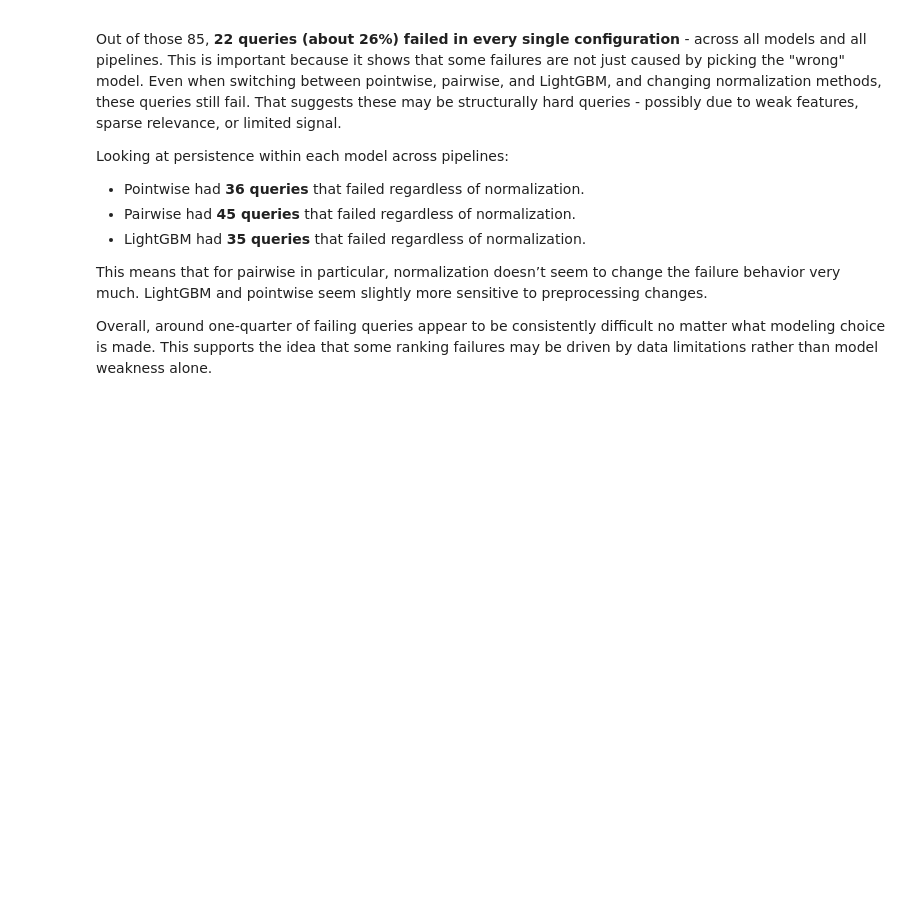
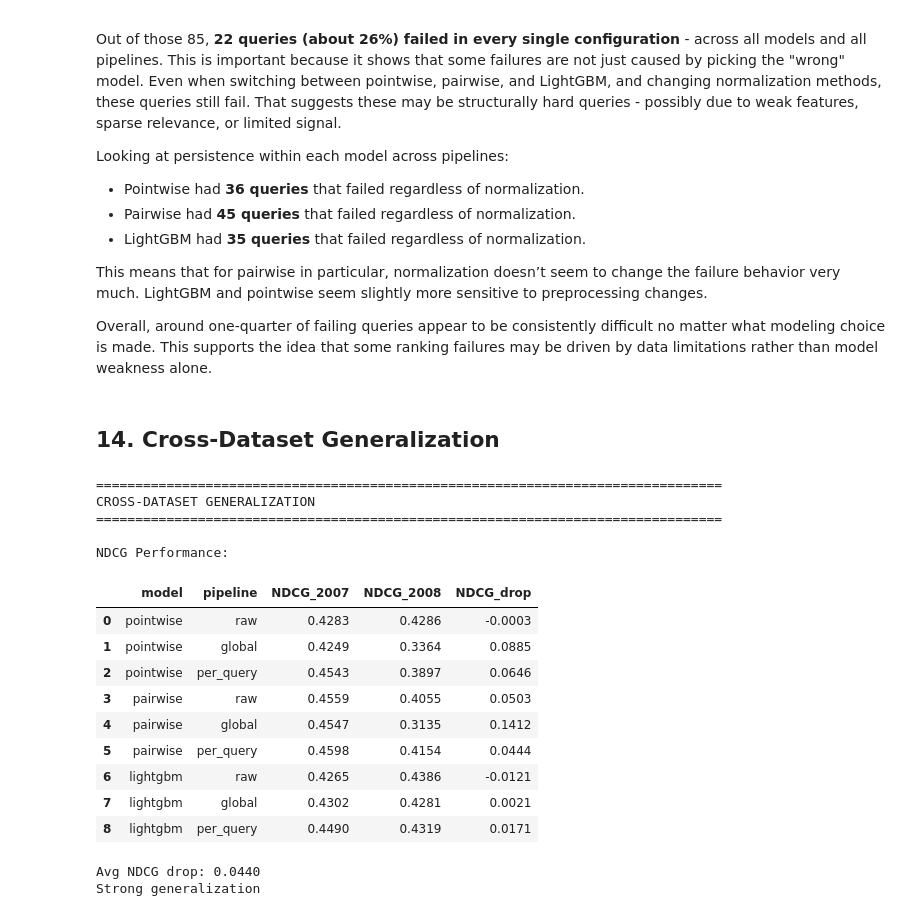
Before and after one commit to KushalMarahatta/Capstone_coding, a Jupyter notebook: notebooks/06_stronger_models.ipynb, the cells around one changed output. Cells and saved outputs as stored; diff of their text form; code cells hidden in the pictures; blank space fills up the shorter version.

Commit message:
Checked cross-dataset generalization with ndcg drop

```diff
--- a/notebooks/06_stronger_models.ipynb
+++ b/notebooks/06_stronger_models.ipynb
@@ -936,3 +936,54 @@ Looking at persistence within each model across pipelines:
 This means that for pairwise in particular, normalization doesn’t seem to change the failure behavior very much. LightGBM and pointwise seem slightly more sensitive to preprocessing changes.
 
 Overall, around one-quarter of failing queries appear to be consistently difficult no matter what modeling choice is made. This supports the idea that some ranking failures may be driven by data limitations rather than model weakness alone.
+# %% [markdown]
+## 14. Cross-Dataset Generalization
+# %%
+print("\n"+"="*80)
+print("CROSS-DATASET GENERALIZATION")
+print("="*80)
+
+gen_results=[]
+for model in models_config.keys():
+    for pipeline in PIPELINES:
+        qm7=all_query_metrics[f"{model}_{pipeline}_2007"]
+        qm8=all_query_metrics[f"{model}_{pipeline}_2008"]
+        agg7=qm7[['P@5_primary', 'NDCG@5', 'Failure@5_primary']].mean()
+        agg8=qm8[['P@5_primary', 'NDCG@5', 'Failure@5_primary']].mean()
+        gen_results.append({
+            'model': model, 'pipeline': pipeline,
+            'NDCG_2007': agg7['NDCG@5'], 'NDCG_2008': agg8['NDCG@5'],
+            'NDCG_drop': agg7['NDCG@5'] - agg8['NDCG@5'],
+            'Fail_2007': agg7['Failure@5_primary'], 'Fail_2008': agg8['Failure@5_primary']
+        })
+
+gen_df=pd.DataFrame(gen_results)
+print("\nNDCG Performance:")
+display(gen_df[['model', 'pipeline', 'NDCG_2007', 'NDCG_2008', 'NDCG_drop']])
+
+avg_drop=gen_df['NDCG_drop'].mean()
+print(f"\nAvg NDCG drop: {avg_drop:.4f}")
+if avg_drop<0.05:
+    print("Strong generalization")
+elif avg_drop<0.10:
+    print("Moderate")
+else:
+    print("Overfitting")
+# %% [output]
+================================================================================
+CROSS-DATASET GENERALIZATION
+================================================================================
+
+NDCG Performance:
+|  | model | pipeline | NDCG_2007 | NDCG_2008 | NDCG_drop |
+| 0 | pointwise | raw | 0.4283 | 0.4286 | -0.0003 |
+| 1 | pointwise | global | 0.4249 | 0.3364 | 0.0885 |
+| 2 | pointwise | per_query | 0.4543 | 0.3897 | 0.0646 |
+| 3 | pairwise | raw | 0.4559 | 0.4055 | 0.0503 |
+| 4 | pairwise | global | 0.4547 | 0.3135 | 0.1412 |
+| 5 | pairwise | per_query | 0.4598 | 0.4154 | 0.0444 |
+| 6 | lightgbm | raw | 0.4265 | 0.4386 | -0.0121 |
+| 7 | lightgbm | global | 0.4302 | 0.4281 | 0.0021 |
+| 8 | lightgbm | per_query | 0.4490 | 0.4319 | 0.0171 |
+Avg NDCG drop: 0.0440
+Strong generalization
```
